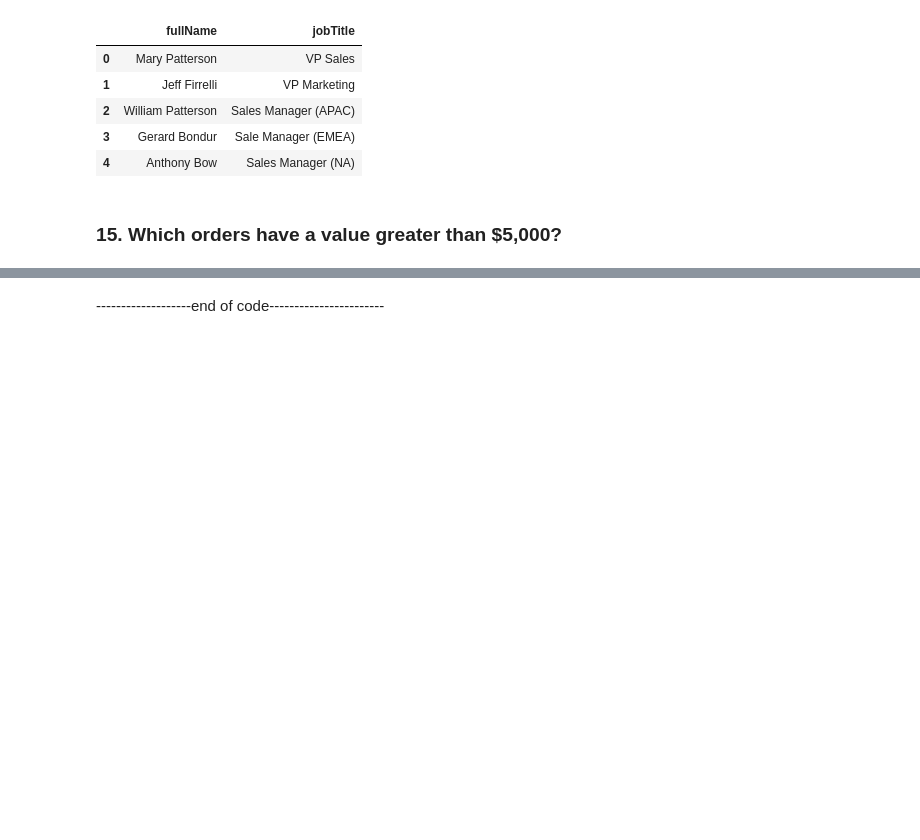
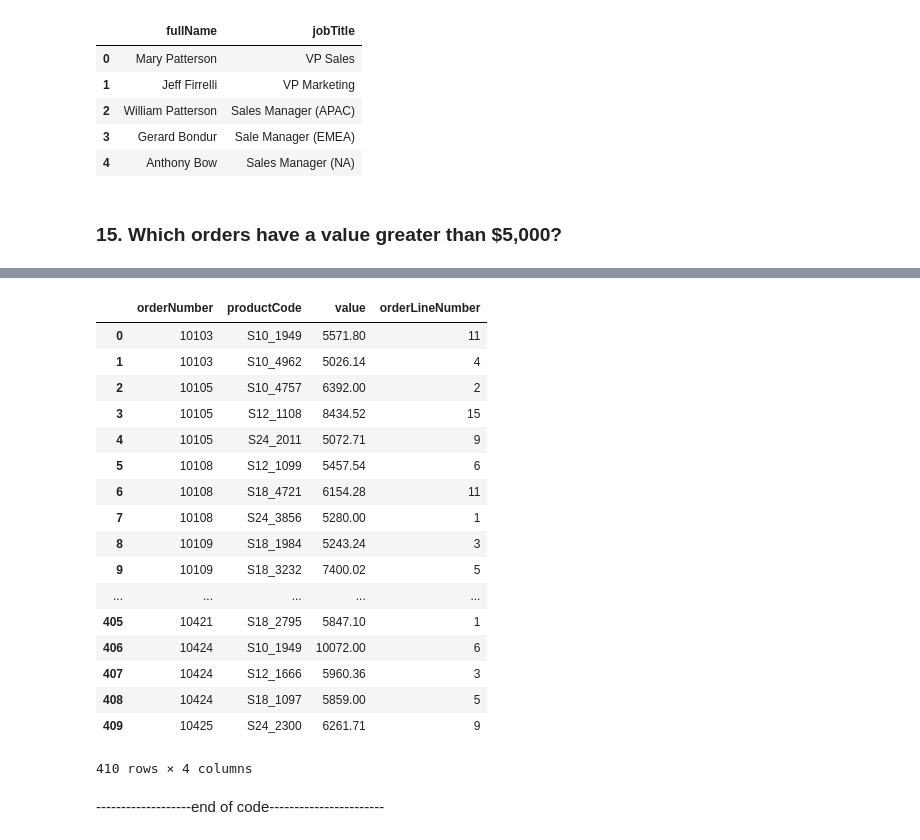
Before and after one commit to tryvianariska/digital-talent, a Jupyter notebook: 06. SQL #1 Latihan.ipynb, the cells around one changed output, grey strips where cells are left out. Drawn from its saved outputs; the diff is of its cells as text; code cells hidden in the pictures; blank space fills up the shorter version.

```diff
--- a/12. SQL #1 Latihan.ipynb
+++ b/06. SQL #1 Latihan.ipynb
@@ -274,2 +258,27 @@ where P.amount > 5000""")
+# %%
+run("""
+select orderNumber, productCode, (quantityOrdered * priceEach) as value, orderLineNumber
+from orderDetails
+having value > 5000
+""")
+# %% [output]
+|  | orderNumber | productCode | value | orderLineNumber |
+| 0 | 10103 | S10_1949 | 5571.80 | 11 |
+| 1 | 10103 | S10_4962 | 5026.14 | 4 |
+| 2 | 10105 | S10_4757 | 6392.00 | 2 |
+| 3 | 10105 | S12_1108 | 8434.52 | 15 |
+| 4 | 10105 | S24_2011 | 5072.71 | 9 |
+| 5 | 10108 | S12_1099 | 5457.54 | 6 |
+| 6 | 10108 | S18_4721 | 6154.28 | 11 |
+| 7 | 10108 | S24_3856 | 5280.00 | 1 |
+| 8 | 10109 | S18_1984 | 5243.24 | 3 |
+| 9 | 10109 | S18_3232 | 7400.02 | 5 |
+| ... | ... | ... | ... | ... |
+| 405 | 10421 | S18_2795 | 5847.10 | 1 |
+| 406 | 10424 | S10_1949 | 10072.00 | 6 |
+| 407 | 10424 | S12_1666 | 5960.36 | 3 |
+| 408 | 10424 | S18_1097 | 5859.00 | 5 |
+| 409 | 10425 | S24_2300 | 6261.71 | 9 |
+410 rows × 4 columns
 # %% [markdown]
 -------------------end of code-----------------------
```
Also changed, not shown: parts of 5 cells of this notebook, 1 other file.
